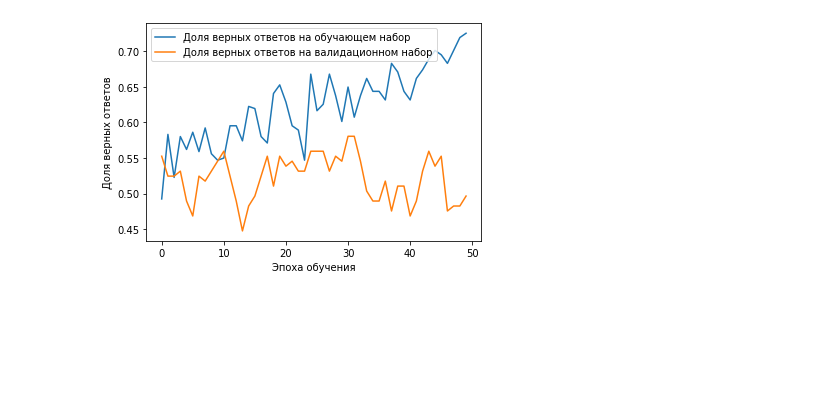
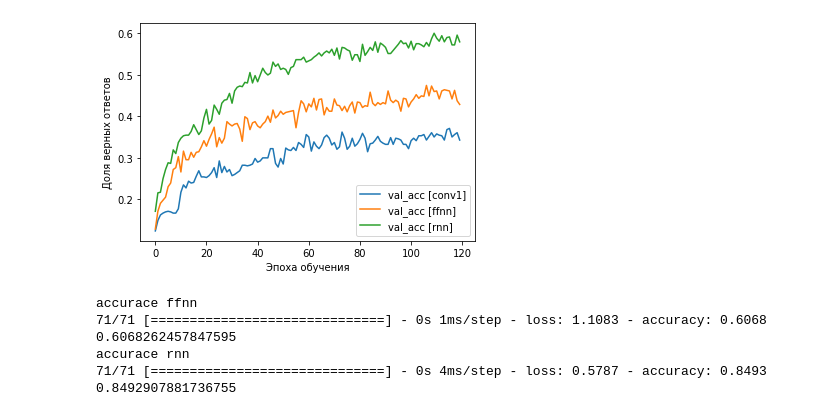
Before and after one commit to vasilevIT/emg-interface, a Jupyter notebook: rnn_emg_example.ipynb, the cells around one changed output. Saved outputs shown, nothing was run; the diff lists cells and outputs as text; code cells hidden in the pictures; blank space fills up the shorter version.

Commit message:
Добавлены разные модели и их сравнение. Почему-то для conv1 сейчас точно 30%, а должно быть 90+%

```diff
--- a/rnn_emg_example.ipynb
+++ b/rnn_emg_example.ipynb
@@ -186,7 +206,8 @@ def create_dataset(file_path, persons, moves=None):
     return train_signals, train_labels, val_signals, val_labels
 
 # only two hand moves take in dataset
-moves = [0, 1]
+# moves = [0, 1]
+moves = None # All movements
 
 (X_train2,train_labels,__,___ ) = create_dataset(path, persons, moves)
 # %% [output]
@@ -226,0 +328,27 @@ for i in idx:
+# %%
+# MinMaxScaler
+from sklearn.preprocessing import MinMaxScaler, StandardScaler
+
+idx = np.random.randint(0, X_train2.shape[0], size=10)
+
+scaler = StandardScaler()
+# scaler = MinMaxScaler()
+# transform data
+X_train_scaled = scaler.fit_transform(np.array(X_train_filtered_sma0))
+# print(scaled)
+
+for i in idx:
+    X_i = X_train_filtered_sma0[i]
+    plt.plot(X_i,
+             label='Сигнал not scaled ' + str(np.argmax(train_labels[i]) + 1))
+    plt.xlabel('Время')
+    plt.ylabel('Импульс')
+    plt.legend()
+    plt.show()
+
+    plt.plot(X_train_scaled[i],
+             label='Сигнал scaled ' + str(np.argmax(train_labels[i]) + 1))
+    plt.xlabel('Время')
+    plt.ylabel('Импульс')
+    plt.legend()
+    plt.show()
@@ -280,12 +573,33 @@ Epoch 50/50
 # %%
-plt.plot(history.history['accuracy'],
-         label='Доля верных ответов на обучающем набор')
+plt.plot(history_conv1.history['val_accuracy'],
+        label='val_acc [conv1]')
+# plt.plot(history_ffnn.history['accuracy'],
+#          label='val [ffnn]')
+plt.plot(history_ffnn.history['val_accuracy'],
+         label='val_acc [ffnn]')
+
+
+# plt.plot(history.history['accuracy'],
+#          label='val [rnn]')
 plt.plot(history.history['val_accuracy'],
-         label='Доля верных ответов на валидационном набор')
+         label='val_acc [rnn]')
 plt.xlabel('Эпоха обучения')
 plt.ylabel('Доля верных ответов')
 plt.legend()
 plt.savefig('simple_rnn_history_with_2_moves_normal_data.png')
 # %% [output]
-[figure, old version]
+[figure, new version]
+# %%
+# compare models
+print('accurace ffnn')
+print(model_ffnn.evaluate(X_train_res, Y_train_res)[1])
+print('accurace rnn')
+print(model.evaluate(X_train_res, Y_train_res)[1])
+# %% [output]
+accurace ffnn
+71/71 [==============================] - 0s 1ms/step - loss: 1.1083 - accuracy: 0.6068
+0.6068262457847595
+accurace rnn
+71/71 [==============================] - 0s 4ms/step - loss: 0.5787 - accuracy: 0.8493
+0.8492907881736755
 # %%
```
Also changed, not shown: parts of 10 cells of this notebook, 1 other file.
